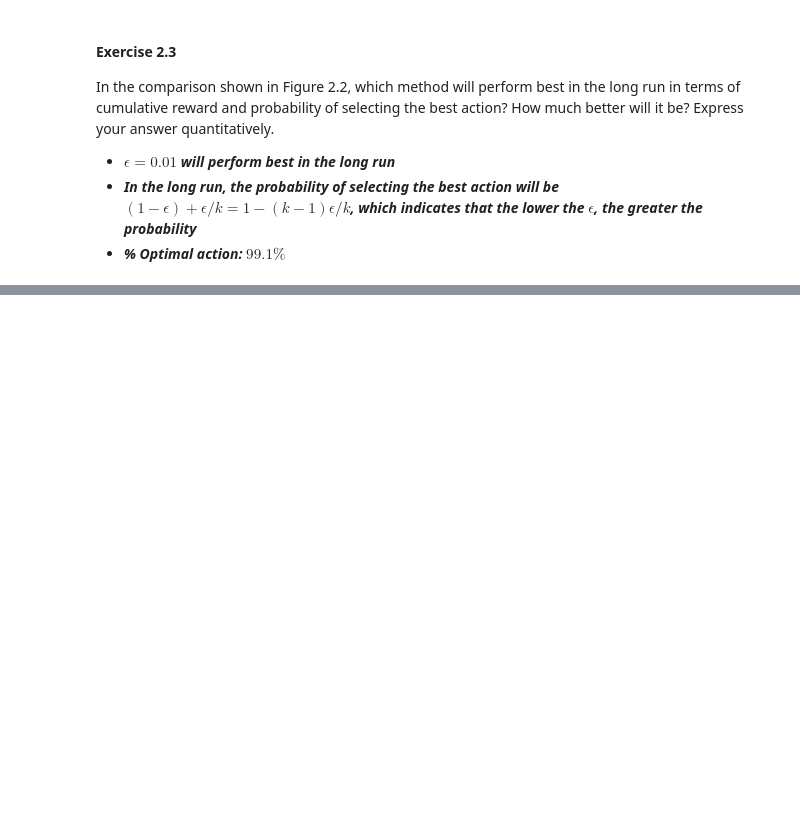
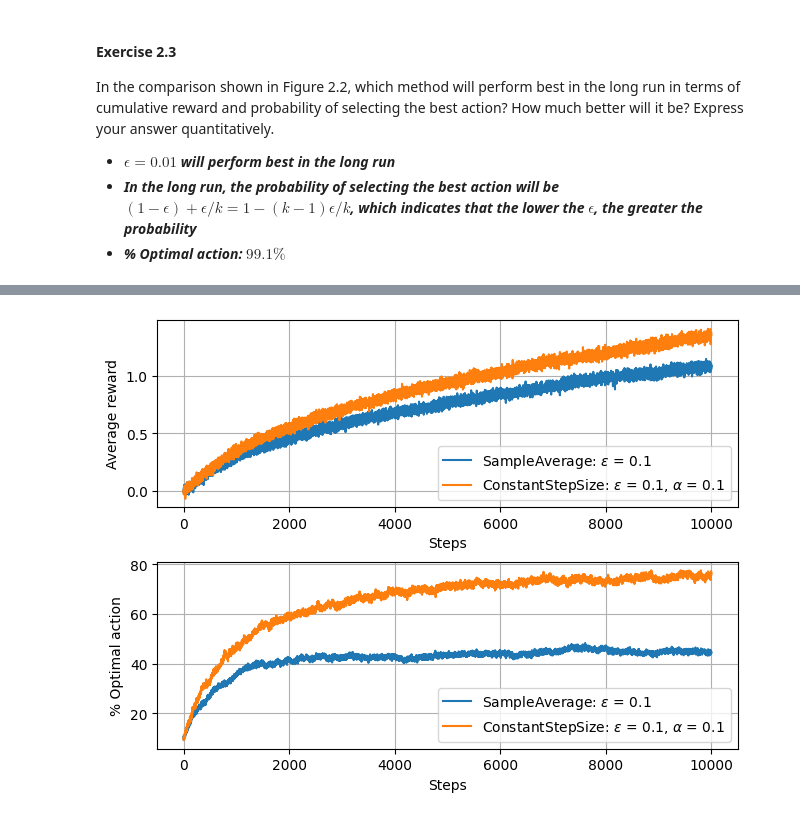
Before and after one commit to itsdaveba/rl-intro, a Jupyter notebook: chapter02/chapter02.ipynb, the cells around one changed output, grey strips where cells are left out. Drawn from its saved outputs; the diff is of its cells as text; code cells hidden in the pictures; blank space fills up the shorter version.

```diff
--- a/chapter02/chapter02.ipynb
+++ b/chapter02/chapter02.ipynb
@@ -31,14 +31,15 @@ env.render()
 [figure]
 # %%
 agents = {
-    "$\epsilon$ = 0 (greedy)": EpsilonGreedyAgent(k, 0.0, num_envs),
-    "$\epsilon$ = 0.01": EpsilonGreedyAgent(k, 0.01, num_envs),
-    "$\epsilon$ = 0.1": EpsilonGreedyAgent(k, 0.1, num_envs)
+    r"$\epsilon$ = 0 (greedy)": SampleAverageAgent(k, 0.0, num_envs),
+    r"$\epsilon$ = 0.01": SampleAverageAgent(k, 0.01, num_envs),
+    r"$\epsilon$ = 0.1": SampleAverageAgent(k, 0.1, num_envs)
 }
 
 data = {"avg_reward": {}, "optimal_action": {}}
+seeds = [seed + i if seed is not None else None for i in range(len(agents))]
 for i, (key, agent) in enumerate(agents.items()):
-    rewards, optimals = run_episode(env, agent, seed + i)
+    rewards, optimals = run_episode(env, agent, seeds[i])
     data["avg_reward"][key] = rewards.mean(axis=1)
     data["optimal_action"][key] = 100 * optimals.mean(axis=1)
 
@@ -80,0 +100,35 @@ In the comparison shown in Figure 2.2, which method will perform best in the lon
+# %%
+agents = {
+    r"SampleAverage: $\epsilon$ = 0.1": SampleAverageAgent(k, 0.1, num_envs),
+    r"ConstantStepSize: $\epsilon$ = 0.1, $\alpha$ = 0.1": StepSizeAgent(k, 0.1, 0.1, num_envs)
+}
+
+data = {"avg_reward": {}, "optimal_action": {}}
+seeds = [seed + i if seed is not None else None for i in range(len(agents))]
+for i, (key, agent) in enumerate(agents.items()):
+    rewards, optimals = run_episode(env, agent, seeds[i])
+    data["avg_reward"][key] = rewards.mean(axis=1)
+    data["optimal_action"][key] = 100 * optimals.mean(axis=1)
+
+
+plt.figure(layout="constrained")
+
+plt.subplot(211)
+for key in agents.keys():
+    plt.plot(key, data=data["avg_reward"])
+plt.xlabel("Steps")
+plt.ylabel("Average reward")
+plt.legend()
+plt.grid(True)
+
+plt.subplot(212)
+for key in agents.keys():
+    plt.plot(key, data=data["optimal_action"])
+plt.xlabel("Steps")
+plt.ylabel("% Optimal action")
+plt.legend()
+plt.grid(True)
+
+plt.show()
+# %% [output]
+[figure, added]
```
Also changed, not shown: parts of 5 cells of this notebook, 2 other files.
